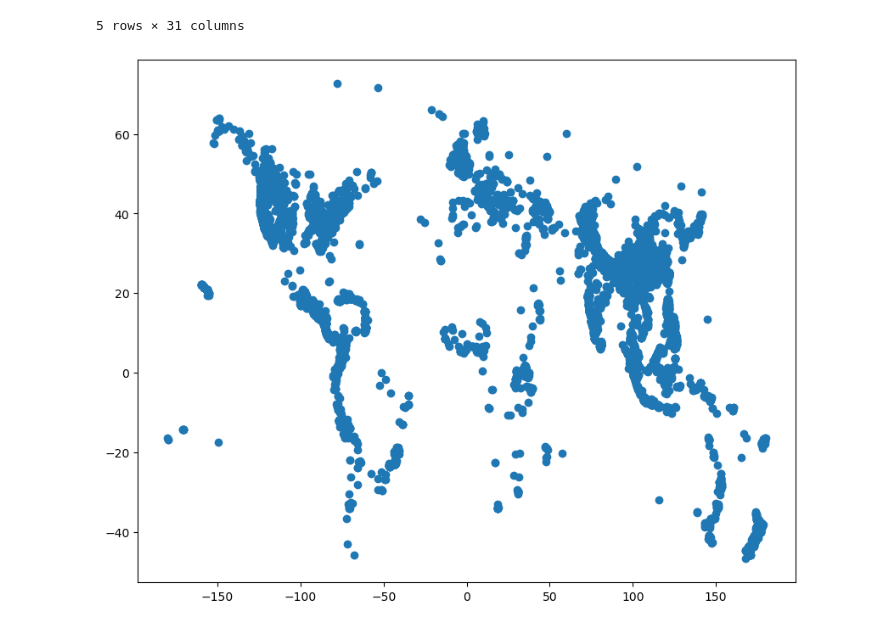
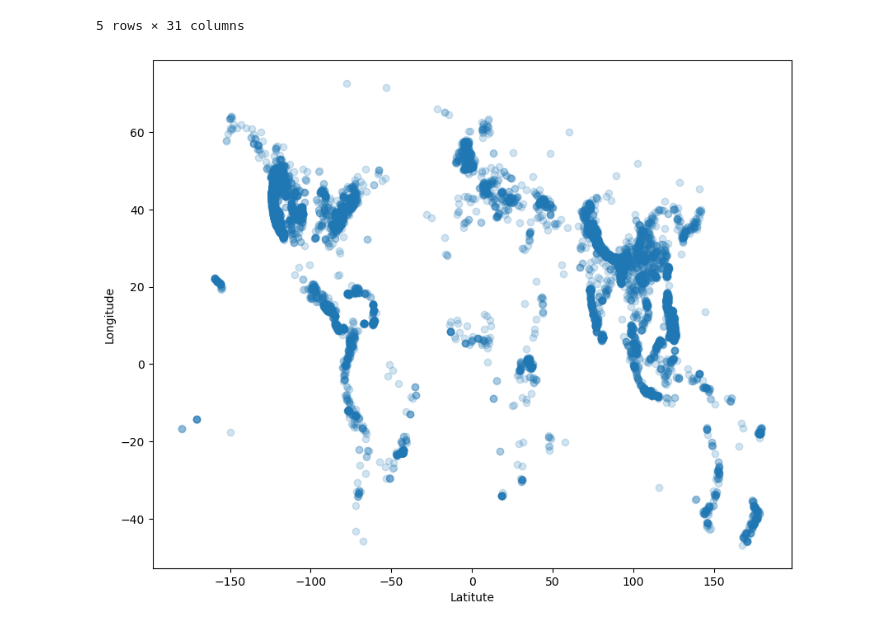
Before and after one commit to gustavopin/GlobalLandslide, a Jupyter notebook: analysis.ipynb, the cells around one changed output. Cells and saved outputs as stored; diff of their text form; code cells hidden in the pictures.

Commit message:
Added transperancy to the scatter plot to better see how many point are overlapping

```diff
--- a/analysis.ipynb
+++ b/analysis.ipynb
@@ -20,12 +20,14 @@ df1.head(5)
 # %%
 # creating a list with longitude and latitue for the ocurrencies
 longitude = df1['longitude'].tolist()
 latitude = df1['latitude'].tolist()
 
 # creating a scatter plot for map vizualization
 
 plt.figure(figsize = (10, 8))
-plt.scatter(longitude, latitude)
+plt.scatter(longitude, latitude, alpha = 0.2)
+plt.xlabel('Latitute')
+plt.ylabel('Longitude')
 plt.show()
 # %% [output]
-[figure, old version]
+[figure, new version]
```
